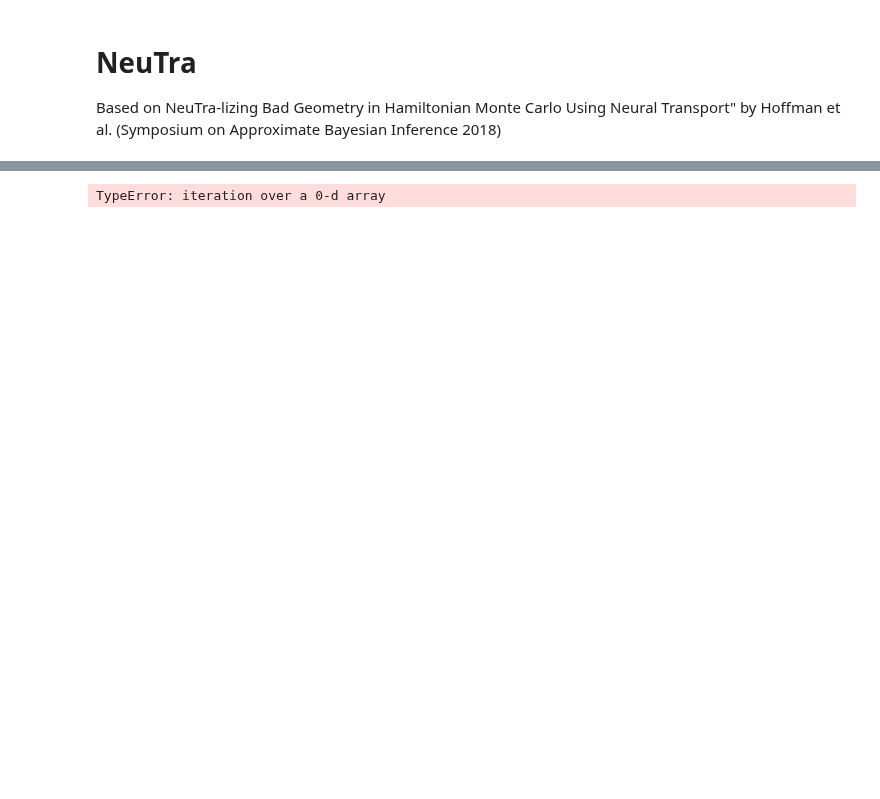
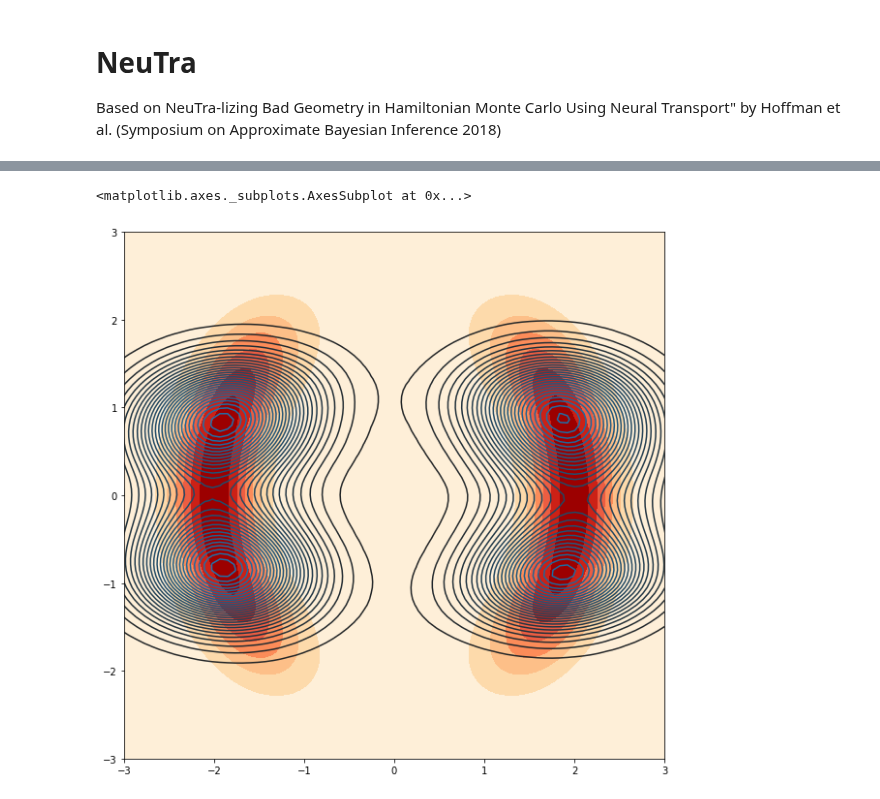
Before and after one commit to pyro-ppl/numpyro, a Jupyter notebook: examples/stein_vi/neutra.ipynb, the cells around one changed output, grey strips where cells are left out. Cells and saved outputs as stored; diff of their text form; code cells hidden in the pictures; blank space fills up the shorter version.

```diff
--- a/examples/stein_vi/neutra.ipynb
+++ b/examples/stein_vi/neutra.ipynb
@@ -91,8 +97,19 @@ rng_key = jax.random.PRNGKey(142)
 
 svgd = SVGD(dual_moon_model,
             WrappedGuide(neural_transport_guide,
-                         lambda site: not site['name'].endswith("$params")),
-            Adam(step_size=0.02), ELBO(), RBFKernel(), num_stein_particles=1000, num_loss_particles=1)
+                         lambda site: site['name'].endswith("$params")),
+            Adam(step_size=0.01), ELBO(), RBFKernel(), num_stein_particles=1000, num_loss_particles=1)
 svgd_state = svgd.init(rng_key)
-# %% [output]
-TypeError: iteration over a 0-d array
+# %%
+num_iterations = 30
+svgd_state, loss = svgd.run(rng_key, num_iterations)
+# %%
+samples = svgd.predict(svgd_state)
+fig, ax = plt.subplots(1,1,figsize=(10,10))
+ax.set_xlim(-3, 3)
+ax.set_ylim(-3, 3)
+ax.contourf(X1, X2, P, cmap='OrRd', )
+sns.kdeplot(samples['x'][:, 0], samples['x'][:, 1], n_levels=30, ax=ax)
+# %% [output]
+<matplotlib.axes._subplots.AxesSubplot at 0x...>
+[figure, added]
```
Also changed, not shown: parts of 3 cells of this notebook, 1 other file.
